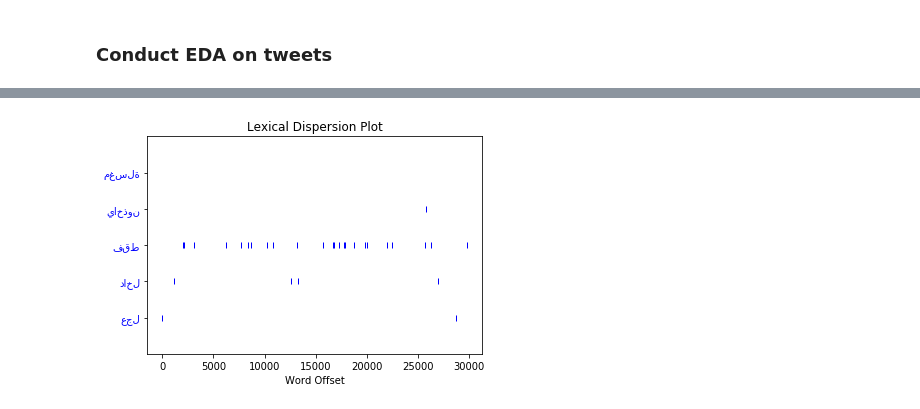
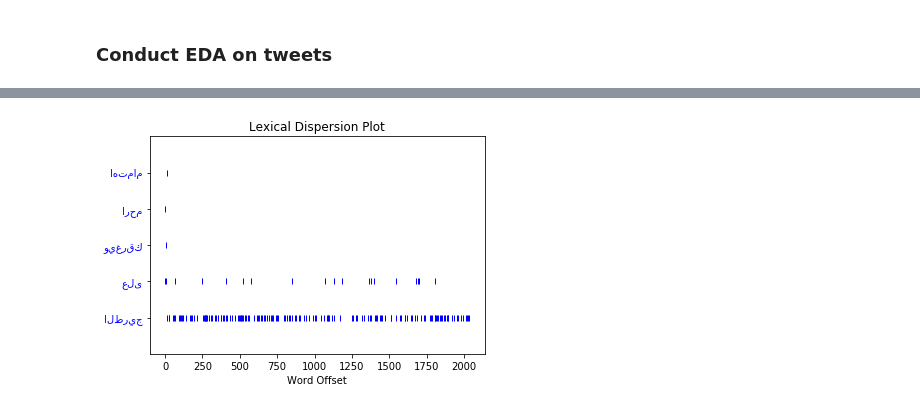
Before and after one commit to telsahy/capstone-35, a Jupyter notebook: eda/EDA_notebook.ipynb, the cells around one changed output, grey strips where cells are left out. Drawn from its saved outputs; the diff is of its cells as text; code cells hidden in the pictures.

```diff
--- a/eda/EDA_notebook.ipynb
+++ b/eda/EDA_notebook.ipynb
@@ -196,7 +206,7 @@ fdist1.plot(50, cumulative=True)
-# %%
-text_eda.dispersion_plot([u"مغسلة", "ياخذون", "فقط", "داخل", "عجل"])
-# %% [output]
-[figure, removed]
+# %%
+text_eda.dispersion_plot([u"اهتمام", "ارحم", "ويغرقك", "على", "الطريج"])
+# %% [output]
+[figure, added]
 # %%
 text_eda.similar("عجل")
 # %%
```
Also changed, not shown: parts of 37 cells of this notebook.
